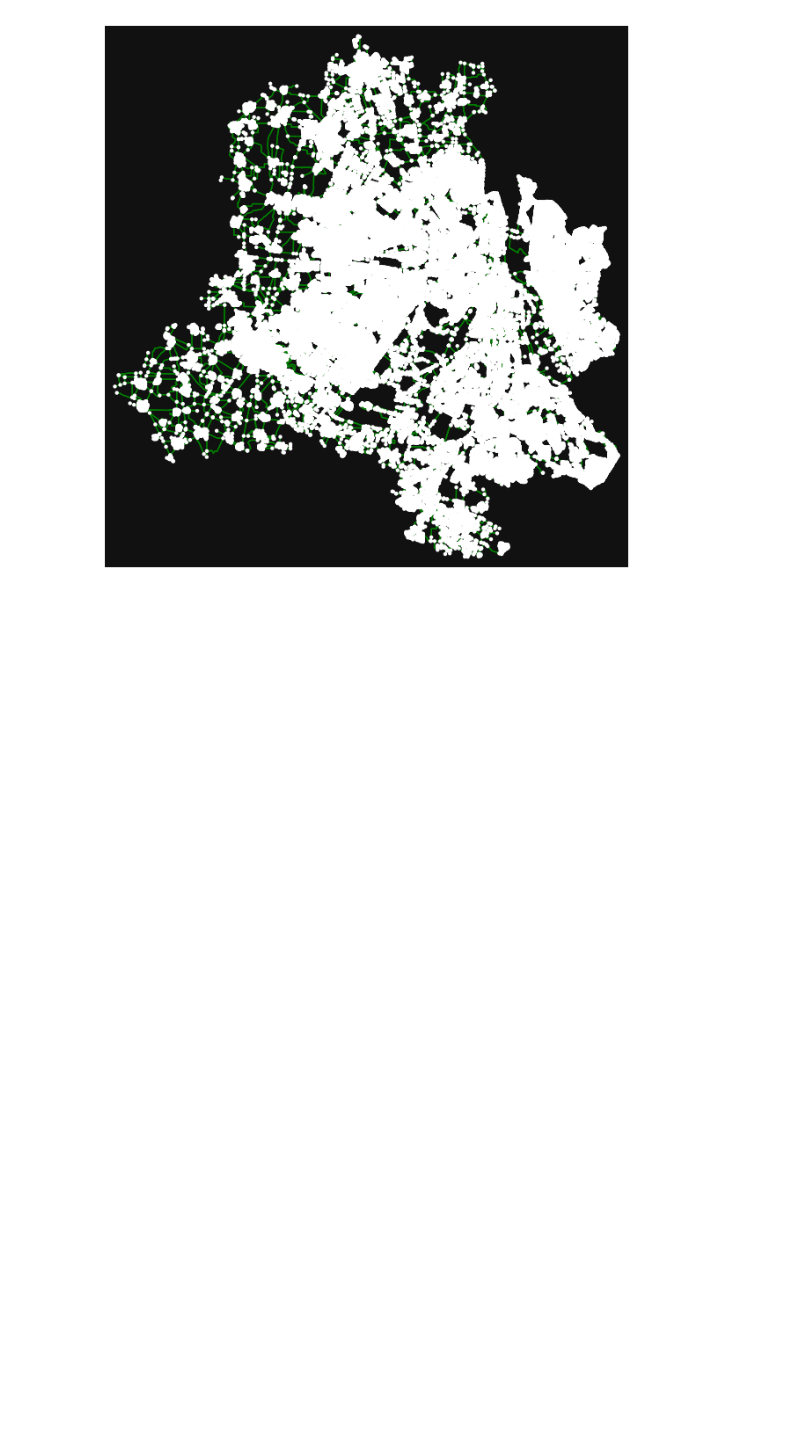
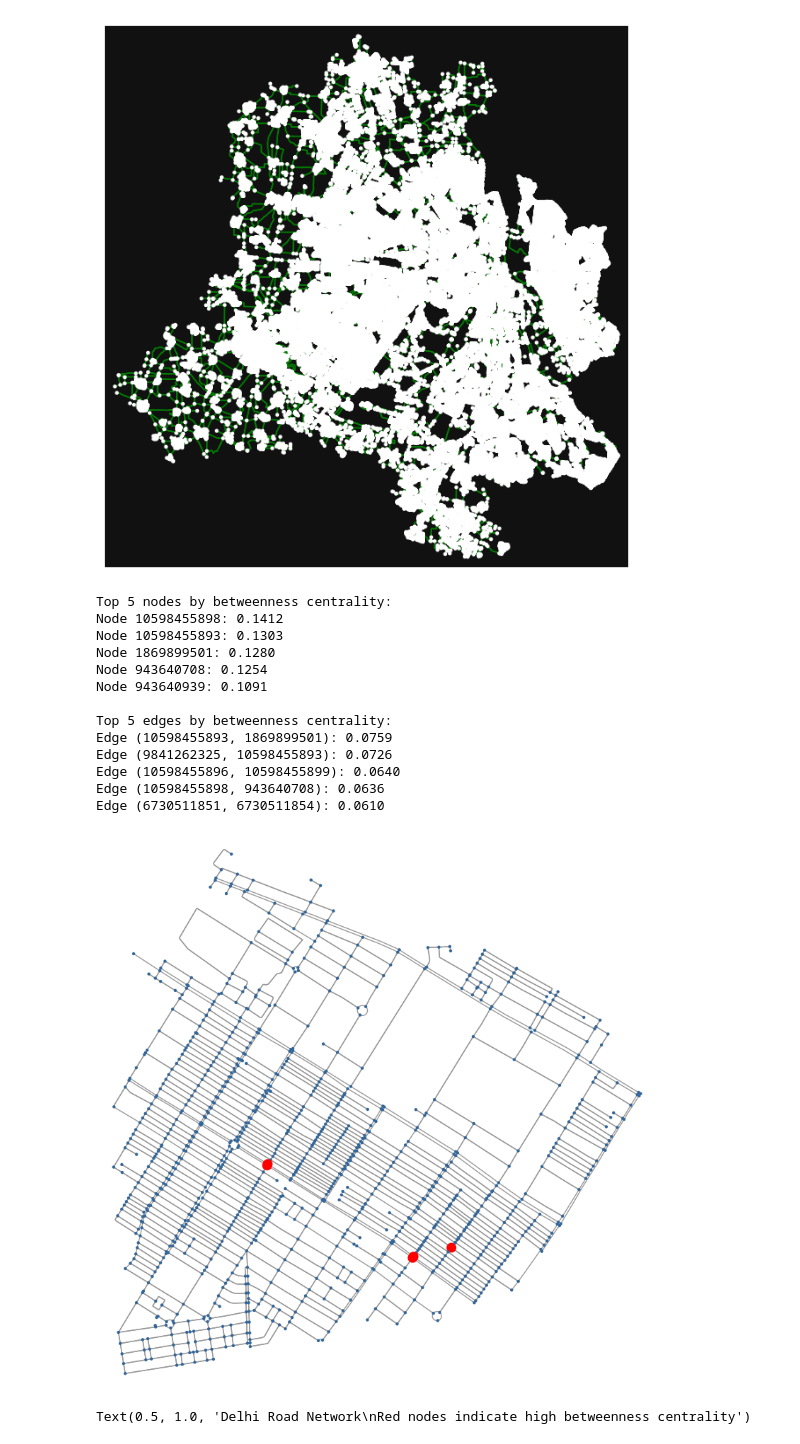
Before and after one commit to Yashmaini30/Road-Analysis-Using-OpenStreetMap-API, a Jupyter notebook: road-analysis.ipynb, the cells around one changed output. Saved outputs shown, nothing was run; the diff lists cells and outputs as text; code cells hidden in the pictures; blank space fills up the shorter version.

Commit message:
analyzes betweenness of nodes

```diff
--- a/road-analysis.ipynb
+++ b/road-analysis.ipynb
@@ -66,3 +66,50 @@ graph = ox.graph_from_place(place, network_type='drive')
 fig, ax = ox.plot_graph(graph, node_size=10, edge_color="green")
 # %% [output]
 [figure]
+# %%
+place = "Karol Bagh, Delhi, India"
+graph = ox.graph_from_place(place, network_type='drive')
+
+# Convert MultiDiGraph to DiGraph for centrality calculations
+digraph = nx.DiGraph(graph)
+
+# Calculate centralities
+node_betweenness = nx.betweenness_centrality(digraph, normalized=True, weight='length')
+edge_betweenness = nx.edge_betweenness_centrality(digraph, normalized=True, weight='length')
+
+# Get top nodes and edges
+top_nodes = sorted(node_betweenness.items(), key=lambda x: x[1], reverse=True)[:5]
+top_edges = sorted(edge_betweenness.items(), key=lambda x: x[1], reverse=True)[:5]
+
+# Print results with formatted output
+print("\nTop 5 nodes by betweenness centrality:")
+for node_id, centrality in top_nodes:
+    print(f"Node {node_id}: {centrality:.4f}")
+
+print("\nTop 5 edges by betweenness centrality:")
+for edge, centrality in top_edges:
+    print(f"Edge {edge}: {centrality:.4f}")
+
+# Visualize the network with high betweenness nodes highlighted
+nc = ['r' if node in dict(top_nodes) else '#336699' for node in digraph.nodes()]
+ns = [100 if node in dict(top_nodes) else 10 for node in digraph.nodes()]
+
+fig, ax = plt.subplots(figsize=(10, 10))
+ox.plot_graph(graph, node_color=nc, node_size=ns, ax=ax)
+plt.title("Delhi Road Network\nRed nodes indicate high betweenness centrality")
+# %% [output]
+Top 5 nodes by betweenness centrality:
+Node 10598455898: 0.1412
+Node 10598455893: 0.1303
+Node 1869899501: 0.1280
+Node 943640708: 0.1254
+Node 943640939: 0.1091
+
+Top 5 edges by betweenness centrality:
+Edge (10598455893, 1869899501): 0.0759
+Edge (9841262325, 10598455893): 0.0726
+Edge (10598455896, 10598455899): 0.0640
+Edge (10598455898, 943640708): 0.0636
+Edge (6730511851, 6730511854): 0.0610
+[figure, added]
+Text(0.5, 1.0, 'Delhi Road Network\nRed nodes indicate high betweenness centrality')
```
Also changed, not shown: parts of 3 cells of this notebook.
